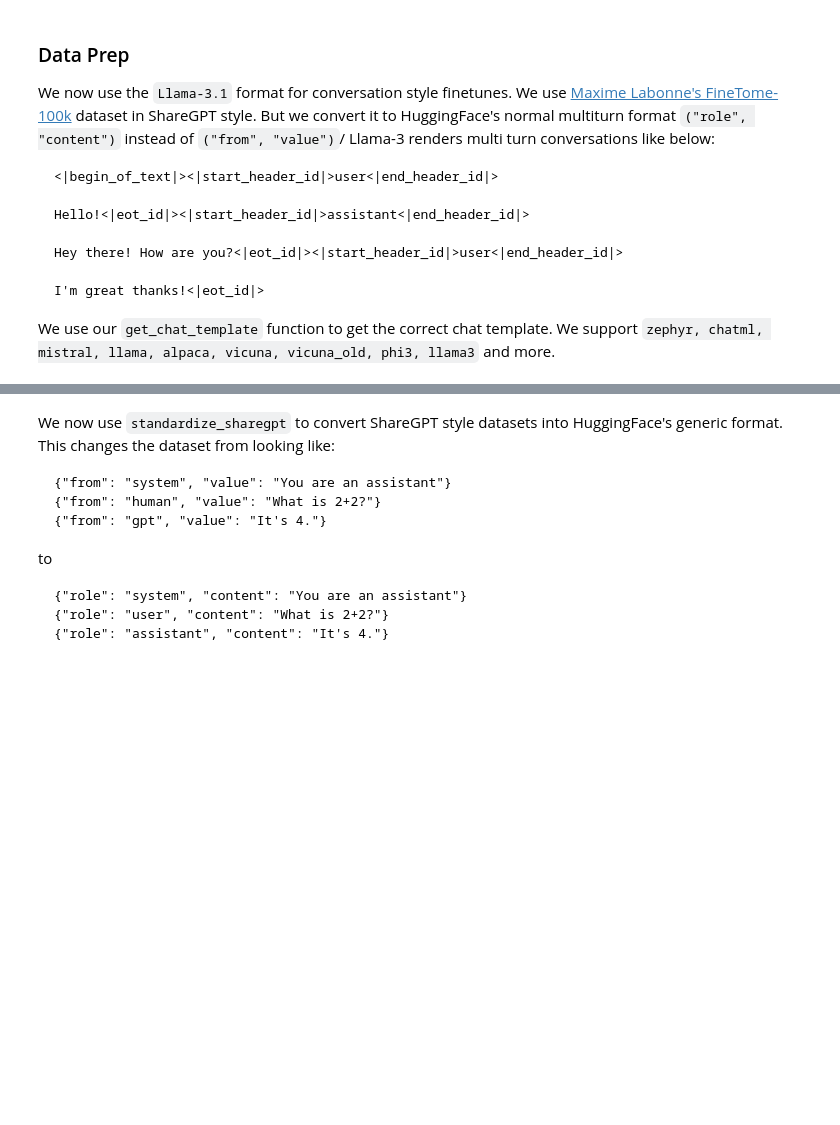
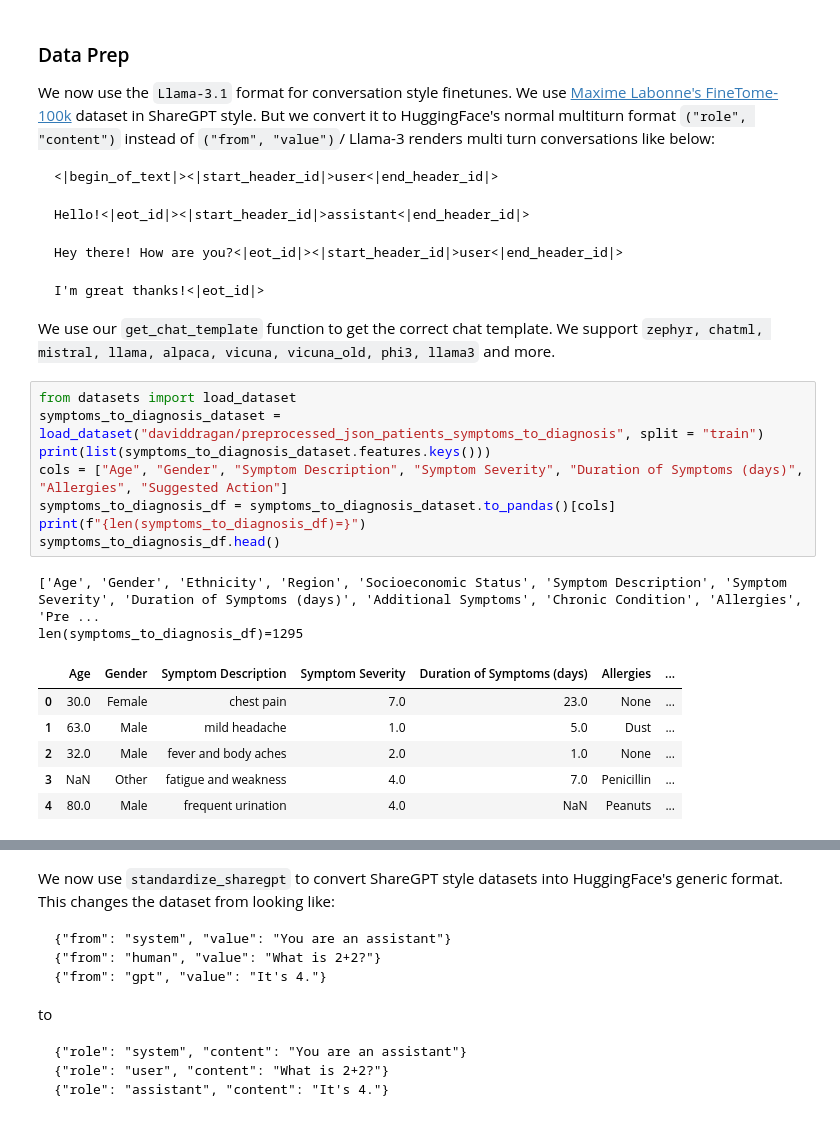
Before and after one commit to aadityayadav/CaretakerAI, a Jupyter notebook: backend/sft/Llama_3_2_1B+3B_Conversational_+_2x_faster_finetuning.ipynb, the cells around one changed output, grey strips where cells are left out. Cells and saved outputs as stored; diff of their text form; blank space fills up the shorter version.

````diff
--- a/backend/sft/Llama_3_2_1B+3B_Conversational_+_2x_faster_finetuning.ipynb
+++ b/backend/sft/Llama_3_2_1B+3B_Conversational_+_2x_faster_finetuning.ipynb
@@ -62,3 +64,20 @@ I'm great thanks!<|eot_id|>
 ```
 
 We use our `get_chat_template` function to get the correct chat template. We support `zephyr, chatml, mistral, llama, alpaca, vicuna, vicuna_old, phi3, llama3` and more.
+# %%
+from datasets import load_dataset
+symptoms_to_diagnosis_dataset = load_dataset("daviddragan/preprocessed_json_patients_symptoms_to_diagnosis", split = "train")
+print(list(symptoms_to_diagnosis_dataset.features.keys()))
+cols = ["Age", "Gender", "Symptom Description", "Symptom Severity", "Duration of Symptoms (days)", "Allergies", "Suggested Action"]
+symptoms_to_diagnosis_df = symptoms_to_diagnosis_dataset.to_pandas()[cols]
+print(f"{len(symptoms_to_diagnosis_df)=}")
+symptoms_to_diagnosis_df.head()
+# %% [output]
+['Age', 'Gender', 'Ethnicity', 'Region', 'Socioeconomic Status', 'Symptom Description', 'Symptom Severity', 'Duration of Symptoms (days)', 'Additional Symptoms', 'Chronic Condition', 'Allergies', 'Pre ...
+len(symptoms_to_diagnosis_df)=1295
+|  | Age | Gender | Symptom Description | Symptom Severity | Duration of Symptoms (days) | Allergies | ... |
+| 0 | 30.0 | Female | chest pain | 7.0 | 23.0 | None | ... |
+| 1 | 63.0 | Male | mild headache | 1.0 | 5.0 | Dust | ... |
+| 2 | 32.0 | Male | fever and body aches | 2.0 | 1.0 | None | ... |
+| 3 | NaN | Other | fatigue and weakness | 4.0 | 7.0 | Penicillin | ... |
+| 4 | 80.0 | Male | frequent urination | 4.0 | NaN | Peanuts | ... |
````
Also changed, not shown: parts of 13 cells of this notebook.
